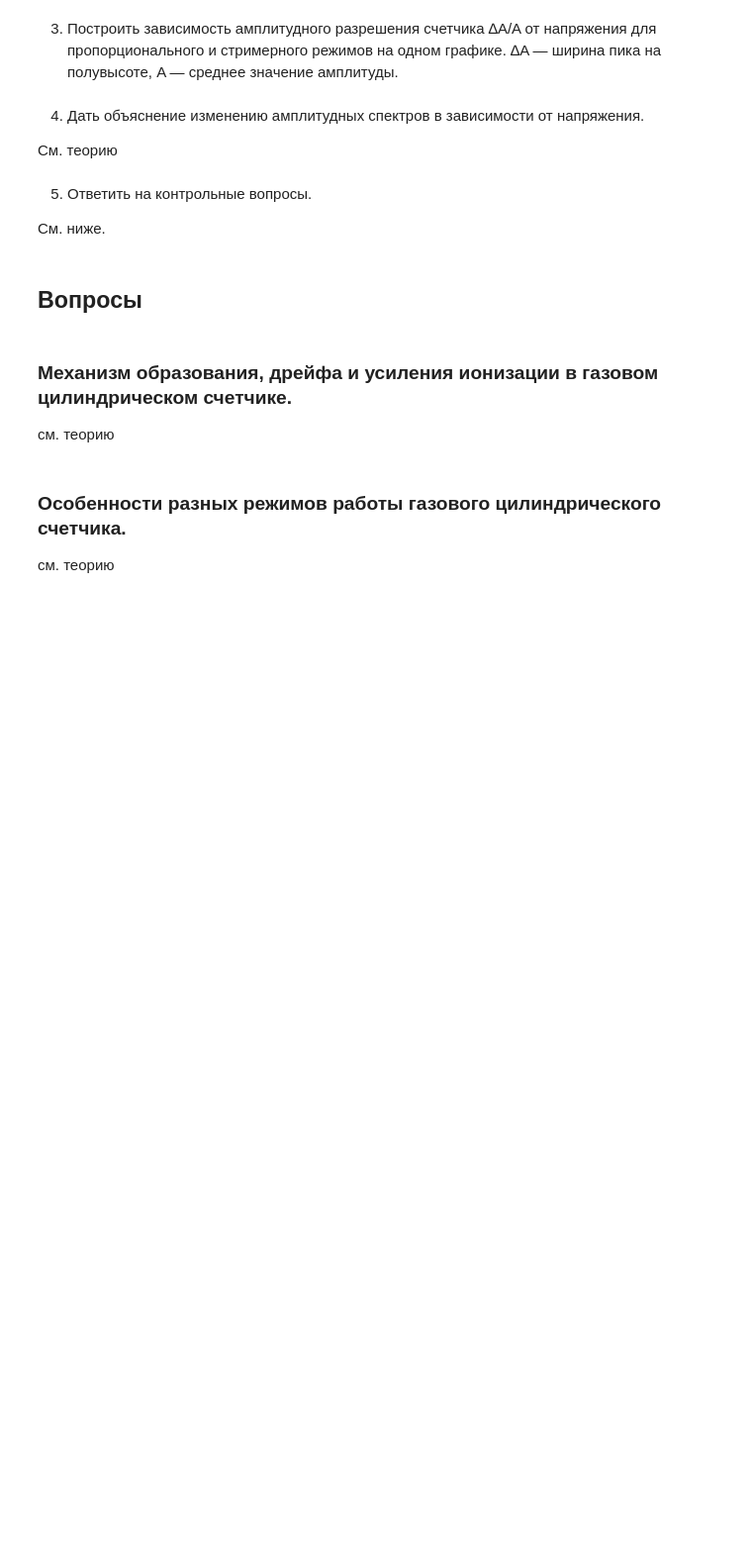
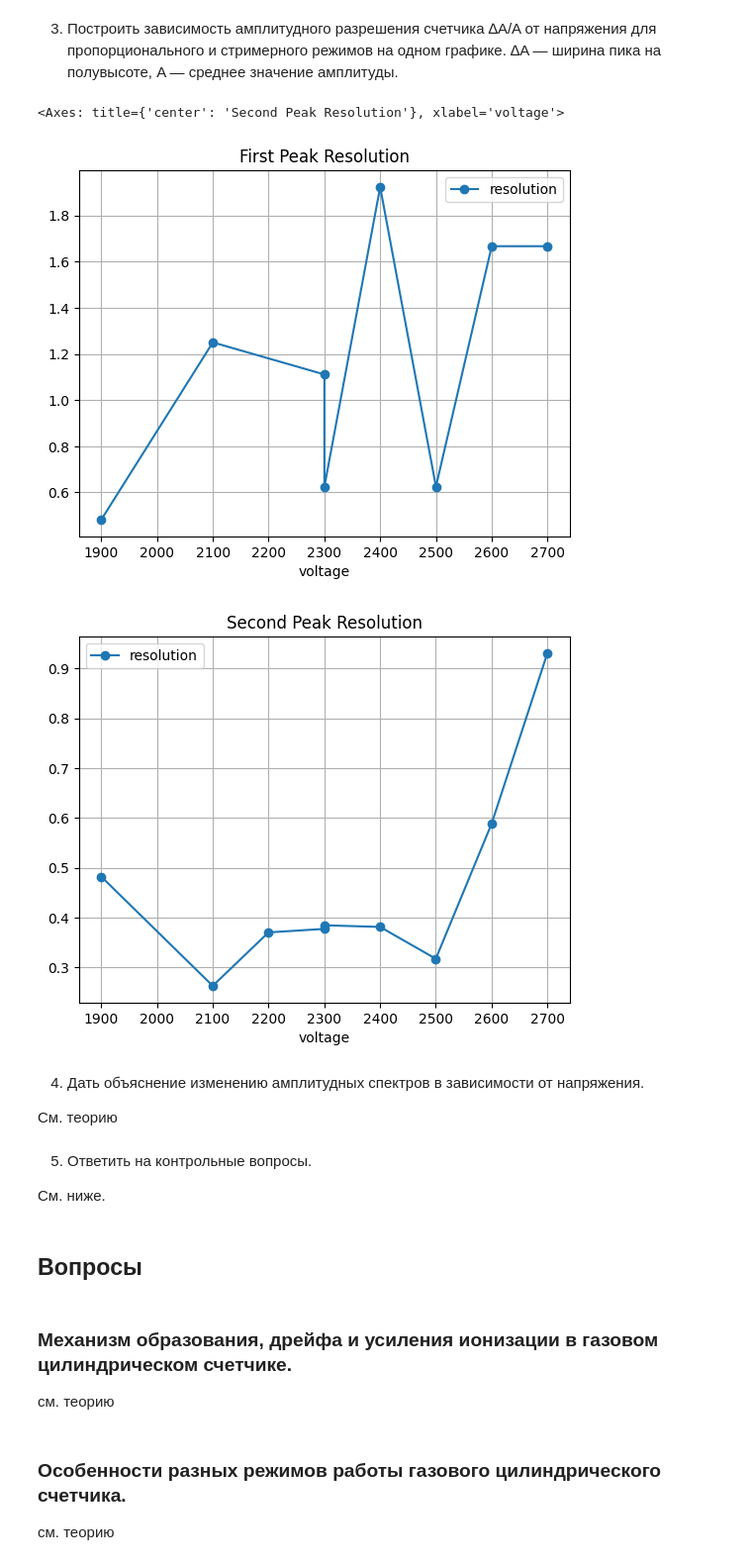
Before and after one commit to fuodorov/nuclab, a Jupyter notebook: lab_4/cylindrical_counter.ipynb, the cells around one changed output. Shown: that part at 99% size. Saved outputs shown, nothing was run; the diff lists cells and outputs as text; code cells hidden in the pictures; blank space fills up the shorter version.

```diff
--- a/lab_4/cylindrical_counter.ipynb
+++ b/lab_4/cylindrical_counter.ipynb
@@ -216,6 +235,16 @@ Cм. видео у Верониким.
 3. Построить зависимость амплитудного разрешения счетчика ∆A/A от напряжения
 для пропорционального и стримерного режимов на одном графике. ∆A — ширина
 пика на полувысоте, A — среднее значение амплитуды.
+# %%
+fe_first_peak_data_df['resolution'] = fe_first_peak_data_df['width'] / fe_first_peak_data_df['mean']
+fe_second_peak_data_df['resolution'] = fe_second_peak_data_df['width'] / fe_second_peak_data_df['mean']
+# %%
+fe_first_peak_data_df.plot(x='voltage', y='resolution', title='First Peak Resolution', grid=True, kind='line', marker='o')
+fe_second_peak_data_df.plot(x='voltage', y='resolution', title='Second Peak Resolution', grid=True, kind='line', marker='o')
+# %% [output]
+<Axes: title={'center': 'Second Peak Resolution'}, xlabel='voltage'>
+[figure, added]
+[figure, added]
 # %% [markdown]
 4. Дать объяснение изменению амплитудных спектров в зависимости от напряжения.
 
```
Also changed, not shown: parts of 5 cells of this notebook.
